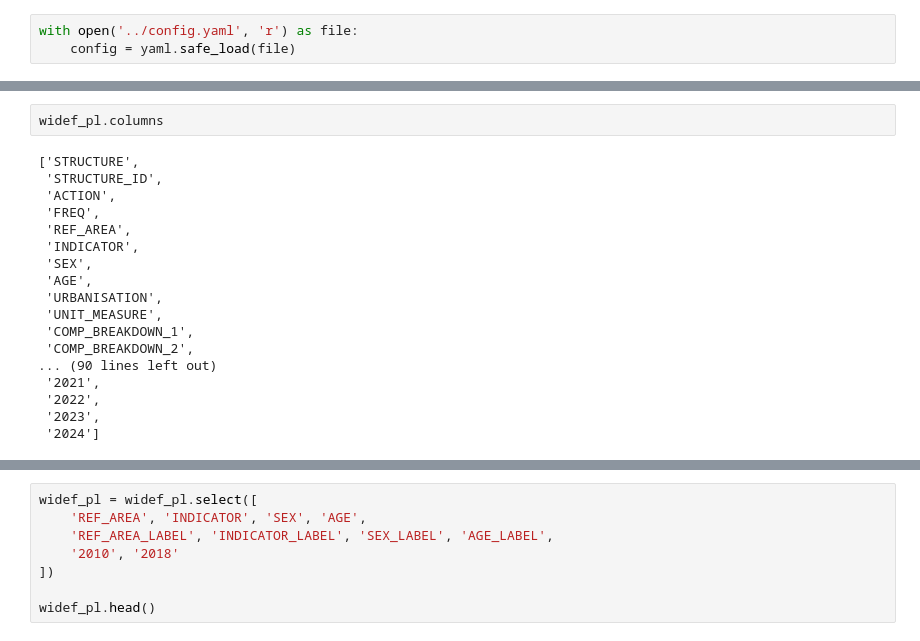
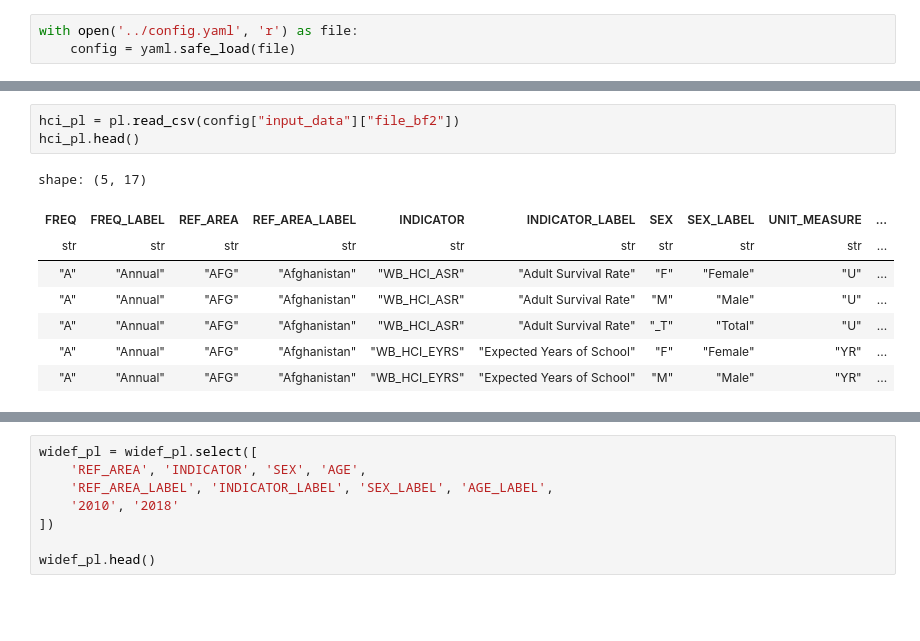
Before and after one commit to rachelv2/first_project, a Jupyter notebook: notebooks/data_cleaning_beatriz.ipynb, the cells around one changed output, grey strips where cells are left out. Saved outputs shown, nothing was run; the diff lists cells and outputs as text; blank space fills up the shorter version.

```diff
--- a/notebooks/data_cleaning_beatriz.ipynb
+++ b/notebooks/data_cleaning_beatriz.ipynb
@@ -40,20 +20,12 @@ widef_pl.columns
-# %%
-widef_pl.columns
-# %% [output]
-['STRUCTURE',
- 'STRUCTURE_ID',
- 'ACTION',
- 'FREQ',
- 'REF_AREA',
- 'INDICATOR',
- 'SEX',
- 'AGE',
- 'URBANISATION',
- 'UNIT_MEASURE',
- 'COMP_BREAKDOWN_1',
- 'COMP_BREAKDOWN_2',
-... (90 lines left out)
- '2021',
- '2022',
- '2023',
- '2024']
+# %%
+hci_pl = pl.read_csv(config["input_data"]["file_bf2"])
+hci_pl.head()
+# %% [output]
+shape: (5, 17)
+| FREQ | FREQ_LABEL | REF_AREA | REF_AREA_LABEL | INDICATOR | INDICATOR_LABEL | SEX | SEX_LABEL | UNIT_MEASURE | ... |
+| str | str | str | str | str | str | str | str | str | ... |
+| "A" | "Annual" | "AFG" | "Afghanistan" | "WB_HCI_ASR" | "Adult Survival Rate" | "F" | "Female" | "U" | ... |
+| "A" | "Annual" | "AFG" | "Afghanistan" | "WB_HCI_ASR" | "Adult Survival Rate" | "M" | "Male" | "U" | ... |
+| "A" | "Annual" | "AFG" | "Afghanistan" | "WB_HCI_ASR" | "Adult Survival Rate" | "_T" | "Total" | "U" | ... |
+| "A" | "Annual" | "AFG" | "Afghanistan" | "WB_HCI_EYRS" | "Expected Years of School" | "F" | "Female" | "YR" | ... |
+| "A" | "Annual" | "AFG" | "Afghanistan" | "WB_HCI_EYRS" | "Expected Years of School" | "M" | "Male" | "YR" | ... |
```
Also changed, not shown: parts of 14 cells of this notebook, 1 other file.
